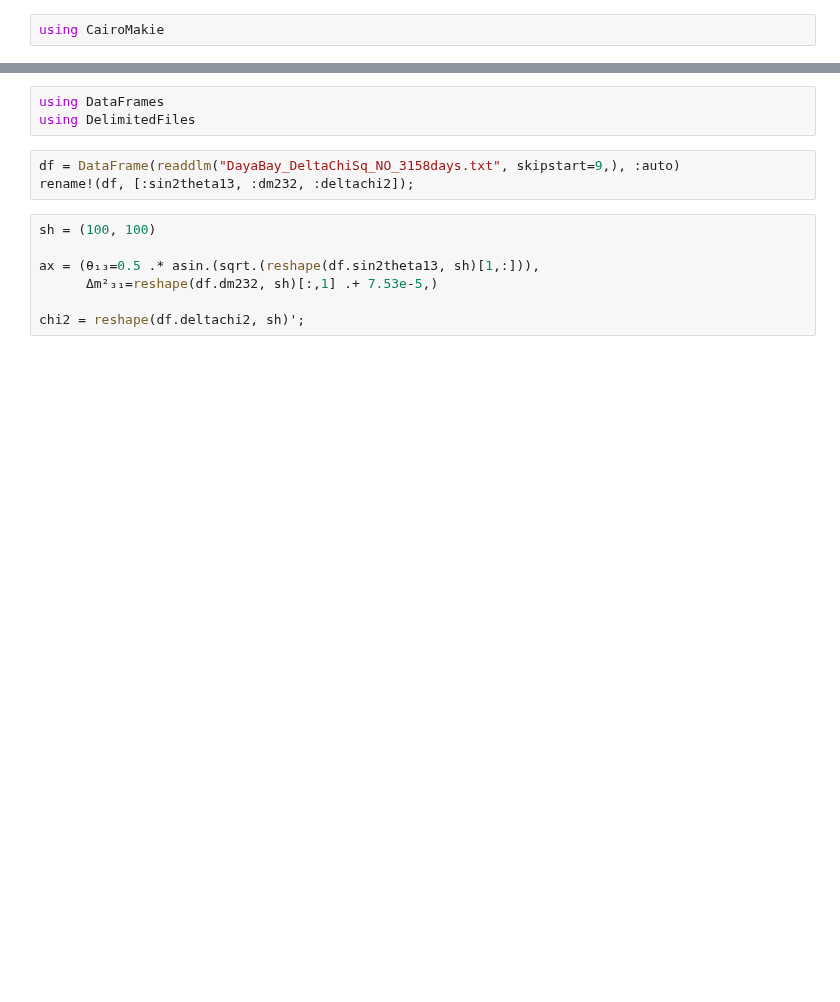
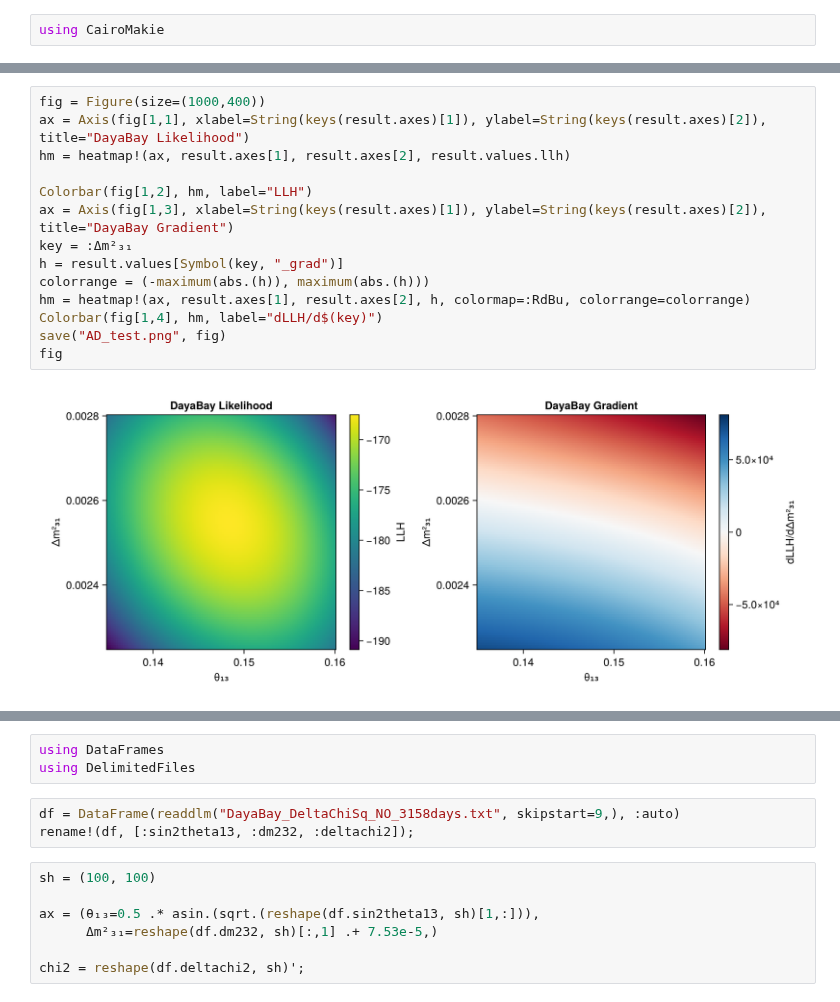
Before and after one commit to philippeller/Newtrinos.jl, a Jupyter notebook: src/experiments/daya_bay/daya_bay_3158days/test.ipynb, the cells around one changed output, grey strips where cells are left out. Saved outputs shown, nothing was run; the diff lists cells and outputs as text; blank space fills up the shorter version.

```diff
--- a/src/experiments/daya_bay/daya_bay_3158days/test.ipynb
+++ b/src/experiments/daya_bay/daya_bay_3158days/test.ipynb
@@ -92,2 +114,18 @@ using CairoMakie
+# %%
+fig = Figure(size=(1000,400))
+ax = Axis(fig[1,1], xlabel=String(keys(result.axes)[1]), ylabel=String(keys(result.axes)[2]), title="DayaBay Likelihood")
+hm = heatmap!(ax, result.axes[1], result.axes[2], result.values.llh)
+
+Colorbar(fig[1,2], hm, label="LLH")
+ax = Axis(fig[1,3], xlabel=String(keys(result.axes)[1]), ylabel=String(keys(result.axes)[2]), title="DayaBay Gradient")
+key = :Δm²₃₁
+h = result.values[Symbol(key, "_grad")]
+colorrange = (-maximum(abs.(h)), maximum(abs.(h)))
+hm = heatmap!(ax, result.axes[1], result.axes[2], h, colormap=:RdBu, colorrange=colorrange)
+Colorbar(fig[1,4], hm, label="dLLH/d$(key)")
+save("AD_test.png", fig)
+fig
+# %% [output]
+[figure, added]
 # %%
 Newtrinos.dayabay.plot(Newtrinos.bestfit(result), osc.osc_prob, data[1])
```
Also changed, not shown: parts of 14 cells of this notebook, 8 other files.
